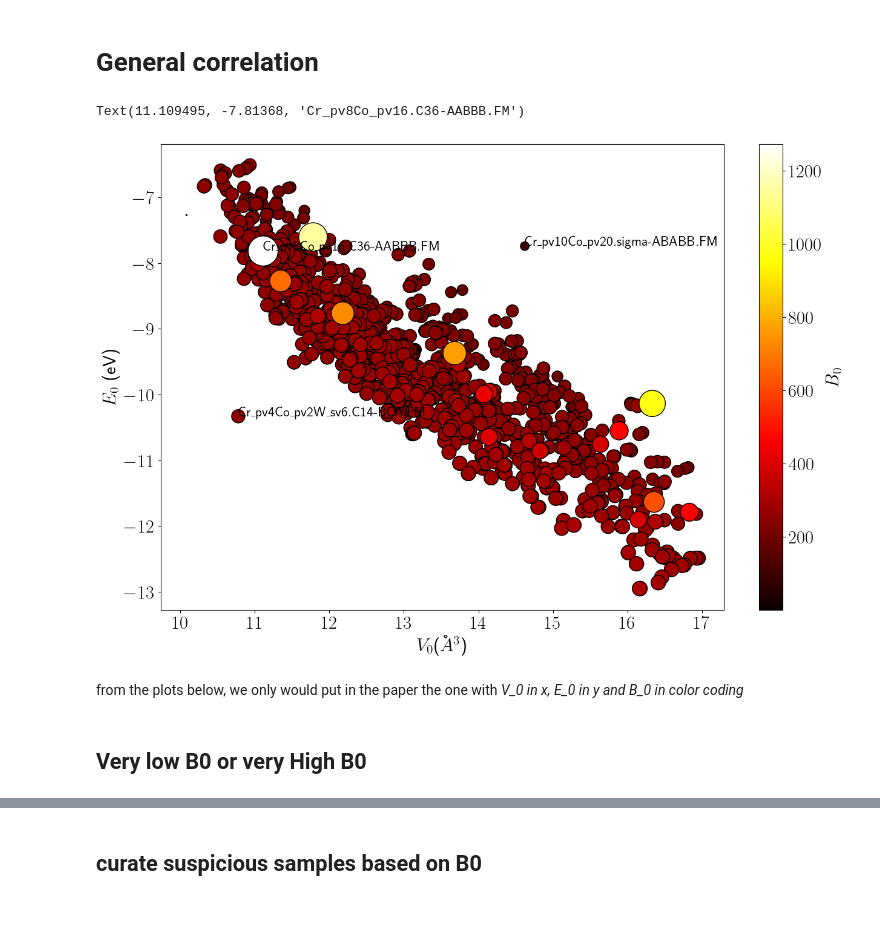
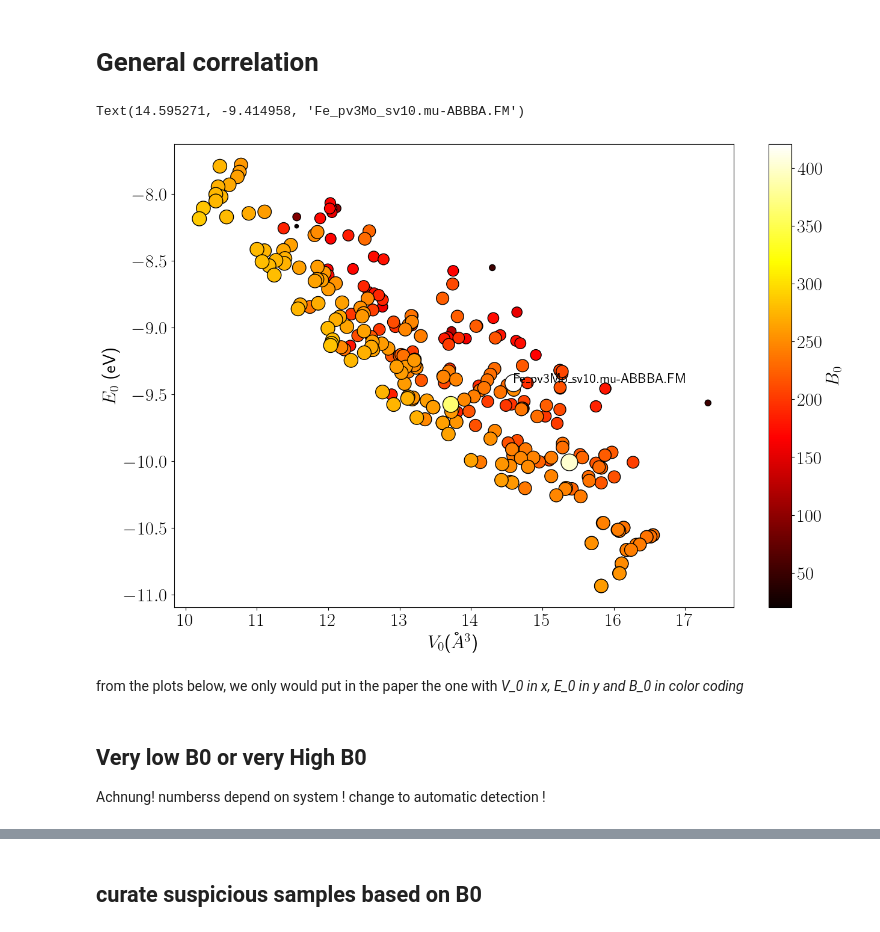
Before and after one commit to AIIMProject/MLFeMoTCPs, a Jupyter notebook: 02_CharacterizeDataset.ipynb, the cells around one changed output, grey strips where cells are left out. Saved outputs shown, nothing was run; the diff lists cells and outputs as text; code cells hidden in the pictures.

Commit message:
come back to Fe Mo system

```diff
--- a/02_CharacterizeDataset.ipynb
+++ b/02_CharacterizeDataset.ipynb
@@ -8,7 +8,7 @@ input: `CuratedBriefSummary.pkl`
 output: plots
 # %%
 from Tools.DatasetTools.Commoms import *
-dataset = 'Cr-Co-W'#'Fe-Mo/'
+dataset = 'Fe-Mo/'#'Cr-Co-W'#
 sys.path.insert(0, '/home/storage/fortimtb/CuadernoTrabajo/bopfoxfeaturizer/')
 from BopFoxFeaturizer.Featurizer  import Featurizer
 # %%
@@ -115,23 +92,24 @@ BS.sort_values(by='B0', inplace=True)
 # %%
 #fig, ax = plt.subplots()
 plt.scatter(BS.V0, BS.E0, c=BS.B0, marker = 'o' , s = BS.B0, cmap='hot', edgecolor='k')
 cbar = plt.colorbar()
 plt.ylabel(targets['E0']+' (eV)')
 plt.xlabel(targets['V0']+'($\AA^3$)')
 cbar.set_label(targets['B0'])
-outlier_right = BS[(BS['E0']>-8) & (BS['V0']>14)].index
-outlier_left =BS[(BS['E0']<-10) & (BS['V0']<11)].index
-plt.annotate(outlier_left[0],*BS.loc[outlier_left][['V0', 'E0']].values, fontsize=16 )
-plt.annotate(outlier_right[0],*BS.loc[outlier_right][['V0', 'E0']].values,fontsize=16)
-outlier_high_b0 = BS[BS['B0']>1100].index
+#outlier_right = BS[(BS['E0']>-8) & (BS['V0']>14)].index
+#outlier_left =BS[(BS['E0']<-10) & (BS['V0']<11)].index
+#plt.annotate(outlier_left[0],*BS.loc[outlier_left][['V0', 'E0']].values, fontsize=16 )
+#plt.annotate(outlier_right[0],*BS.loc[outlier_right][['V0', 'E0']].values,fontsize=16)
+outlier_high_b0 = BS[BS['B0']>400].index
 plt.annotate(outlier_high_b0[0],*BS.loc[outlier_high_b0][['V0', 'E0']].values, fontsize=16)
 # %% [output]
-Text(11.109495, -7.81368, 'Cr_pv8Co_pv16.C36-AABBB.FM')
+Text(14.595271, -9.414958, 'Fe_pv3Mo_sv10.mu-ABBBA.FM')
-[figure, old version]
+[figure, new version]
 # %% [markdown]
 from the plots below, we only would put in the paper the one with _V_0 in x, E_0 in y and B_0 in color coding_
 # %% [markdown]
 ## Very low B0 or very High B0
+Achnung! numberss depend on system ! change to automatic detection !
 # %%
 BS[(BS['B0'] < 150) | (BS['B0']>350)].B0.sort_values()
 # %% [output]
```
Also changed, not shown: parts of 12 cells of this notebook, 6 other files.
